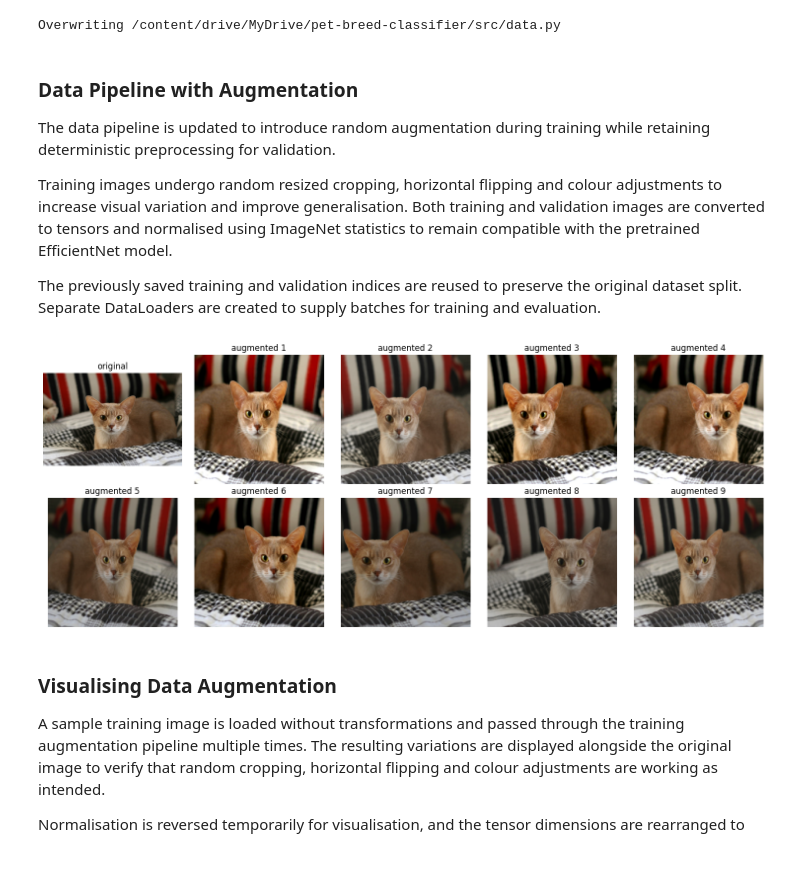
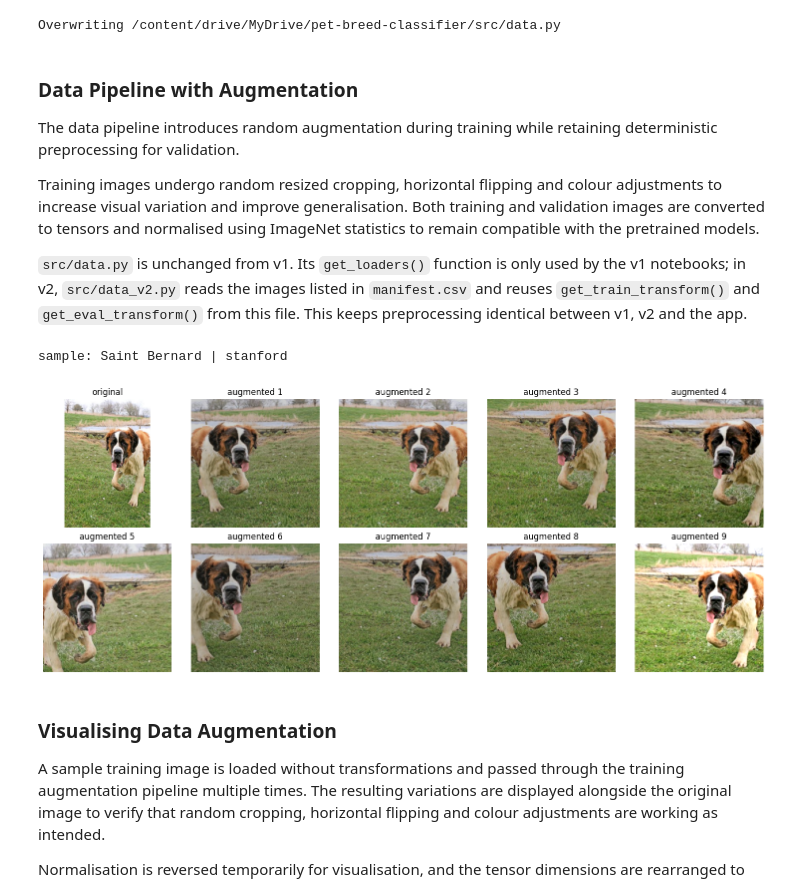
Before and after one commit to piihutanoch/pet-breed-classifier, a Jupyter notebook: notebooks/03_finetune.ipynb, the cells around one changed output. Cells and saved outputs as stored; diff of their text form; code cells hidden in the pictures; blank space fills up the shorter version.

```diff
--- a/notebooks/03_finetune.ipynb
+++ b/notebooks/03_finetune.ipynb
@@ -11,7 +12,7 @@ import torch
 Mounted at /content/drive
 # %%
 project_dir= Path("/content/drive/MyDrive/pet-breed-classifier")
-artifacts_dir= project_dir/"artifacts"
+artifacts_dir= project_dir/"artifacts_v2"    # v2 artifacts (v1 is kept in artifacts/)
 src_dir= project_dir/"src"            # reusable .py files live here
 data_dir= Path("/content/data")
 
@@ -37,15 +59,18 @@ annotations  images
 # %%
-# Load the previously saved training and validation indices
-with open(artifacts_dir/"splits.json") as f:
-    splits= json.load(f)
+# Load the dataset manifest created in 01b (one row per photo, with its split)
+manifest= pd.read_csv(artifacts_dir/"manifest.csv")
 
-train_idx= splits["train"]
-val_idx= splits["val"]
+# Location of each image source (Oxford / Stanford / Indie)
+with open(artifacts_dir/"roots.json") as f:
+    ROOTS= json.load(f)
 
 # Load the numerical index-to-breed mapping
 with open(artifacts_dir/"classes.json") as f:
     idx_to_class= json.load(f)
 
-print("train:", len(train_idx), "val:", len(val_idx))   # 3128, 552
+NUM_CLASSES= len(idx_to_class)    # 137
+
+print(manifest["split"].value_counts().to_dict())   # train 17648, val 3784, test 3784
+print("classes:", NUM_CLASSES)
 print("class 0:", idx_to_class["0"])
 # %% [output]
@@ -139,58 +187,60 @@ Overwriting /content/drive/MyDrive/pet-breed-classifier/src/data.py
 # %% [markdown]
 ### Data Pipeline with Augmentation
 
-The data pipeline is updated to introduce random augmentation during training while retaining deterministic preprocessing for validation.
+The data pipeline introduces random augmentation during training while retaining deterministic preprocessing for validation.
 
-Training images undergo random resized cropping, horizontal flipping and colour adjustments to increase visual variation and improve generalisation. Both training and validation images are converted to tensors and normalised using ImageNet statistics to remain compatible with the pretrained EfficientNet model.
+Training images undergo random resized cropping, horizontal flipping and colour adjustments to increase visual variation and improve generalisation. Both training and validation images are converted to tensors and normalised using ImageNet statistics to remain compatible with the pretrained models.
 
-The previously saved training and validation indices are reused to preserve the original dataset split. Separate DataLoaders are created to supply batches for training and evaluation.
+`src/data.py` is unchanged from v1. Its `get_loaders()` function is only used by the v1 notebooks; in v2, `src/data_v2.py` reads the images listed in `manifest.csv` and reuses `get_train_transform()` and `get_eval_transform()` from this file. This keeps preprocessing identical between v1, v2 and the app.
 # %%
 import importlib
 sys.path.append(str(project_dir))
 
-import src.data
+import src.data, src.data_v2
 importlib.reload(src.data)  # Reload updated data.py with augmentation
+importlib.reload(src.data_v2)
 
-from src.data import get_loaders, get_train_transform, IMAGENET_MEAN, IMAGENET_STD
-from torchvision.datasets import OxfordIIITPet
+from src.data import get_train_transform, IMAGENET_MEAN, IMAGENET_STD
+from src.data_v2 import get_loaders_v2
+from PIL import Image
 import matplotlib.pyplot as plt
 
-# Load the dataset without transformations to access the original PIL image
-raw_ds= OxfordIIITPet(
-    root=data_dir, split="trainval", target_types="category"
-)
-img, label= raw_ds[train_idx[0]]  # Retrieve the first training image and its label
+# Load the first training image from the manifest without transformations
+first= manifest[manifest["split"]== "train"].iloc[0]
+img= Image.open(Path(ROOTS[first["source"]])/first["path"]).convert("RGB")
+print("sample:", first["breed"], "|", first["source"])
 
 train_tfm= get_train_transform()
 
 # Prepare ImageNet statistics for reversing normalisation during display
 mean= torch.tensor(IMAGENET_MEAN).view(3, 1, 1)
 std= torch.tensor(IMAGENET_STD).view(3, 1, 1)
 
 # Create a grid for the original image and nine augmented versions
 fig, axes= plt.subplots(2, 5, figsize=(15, 6))
 axes= axes.flatten()
 
 axes[0].imshow(img)
 axes[0].set_title("original")
 
 for i in range(1, 10):
     x= train_tfm(img)           # Apply a fresh random augmentation
     x= x * std + mean           # Reverse normalisation for visualisation
     x= x.clamp(0, 1)            # Keep pixel values within [0, 1]
 
     # Convert from CHW to HWC format for Matplotlib
     axes[i].imshow(x.permute(1, 2, 0))
     axes[i].set_title(f"augmented {i}")
 
 # Hide axes and display the image grid
 for ax in axes:
     ax.axis("off")
 
 plt.tight_layout()
 plt.show()
 # %% [output]
+sample: Saint Bernard | stanford
-[figure, old version]
+[figure, new version]
 # %% [markdown]
 ### Visualising Data Augmentation
 
```
Also changed, not shown: parts of 20 cells of this notebook.
